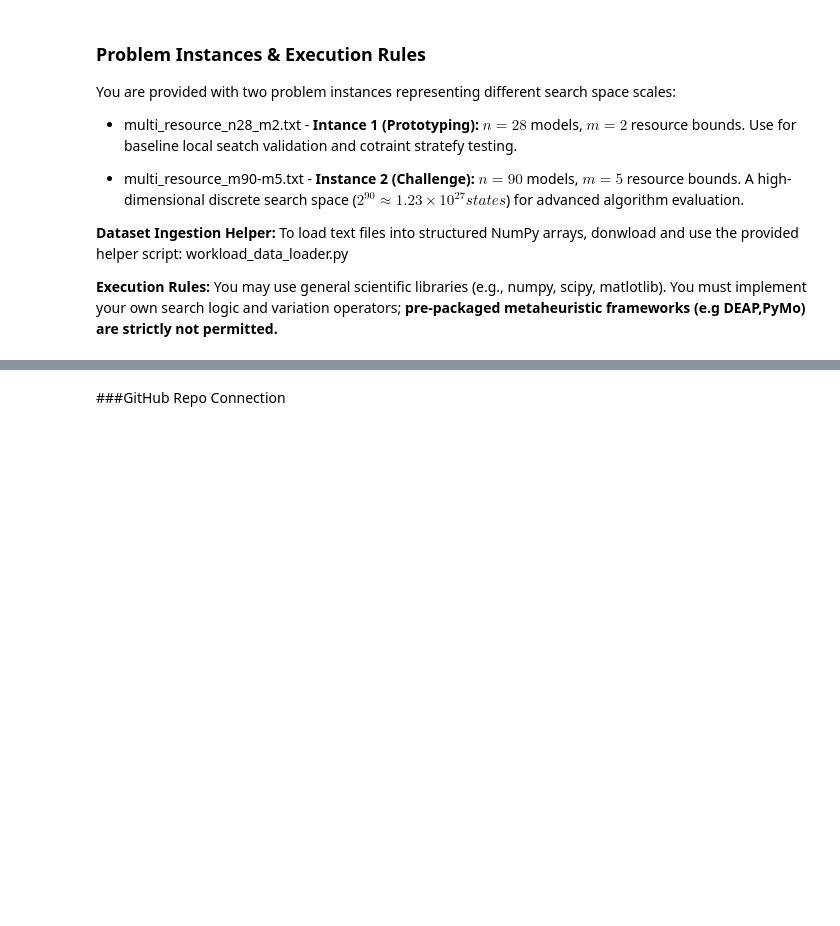
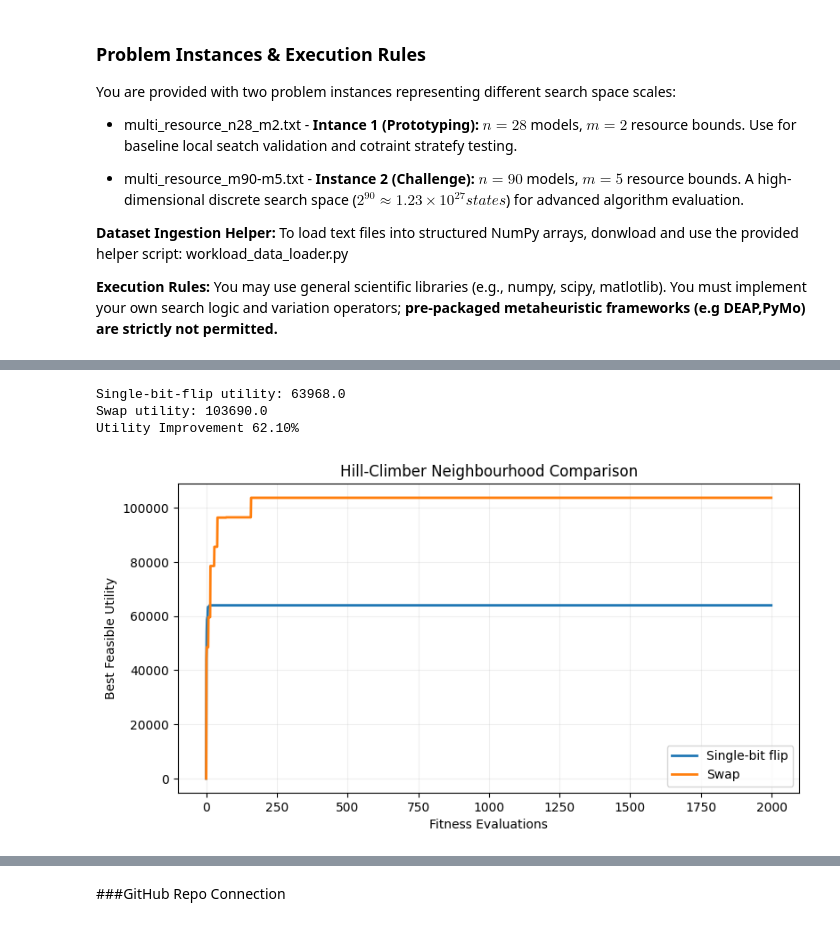
Before and after one commit to ham00496-sketch/CSCU9YE-assignment, a Jupyter notebook: CSCU9YE_Assignment.ipynb, the cells around one changed output, grey strips where cells are left out. Saved outputs shown, nothing was run; the diff lists cells and outputs as text; code cells hidden in the pictures; blank space fills up the shorter version.

```diff
--- a/CSCU9YE_Assignment.ipynb
+++ b/CSCU9YE_Assignment.ipynb
@@ -317,0 +693,41 @@ This shows a tradeoff between feasibility and solution quality
+# %%
+rnd.seed(42)
+
+bit_sol, bit_val, bit_curve = hill_climber(
+    0.7, 2000,
+    utilities1, demands1, capacities1,
+    operator=neighbour
+)
+
+rnd.seed(42)
+
+swap_sol, swap_val, swap_curve = hill_climber(
+    0.7, 2000,
+    utilities1, demands1, capacities1,
+    operator=swap_neighbour #setting operator to be the swap neighbour operator
+)
+
+improvement =((swap_val/bit_val)-1) *100
+
+print("Single-bit-flip utility:", bit_val)
+print("Swap utility:", swap_val)
+print(f"Utility Improvement {improvement:.2f}%")
+# %% [output]
+Single-bit-flip utility: 63968.0
+Swap utility: 103690.0
+Utility Improvement 62.10%
+# %%
+plt.figure(figsize=(9, 4.5))
+
+plt.plot(bit_curve, label="Single-bit flip", linewidth=2)
+plt.plot(swap_curve, label="Swap", linewidth=2)
+
+plt.xlabel("Fitness Evaluations")
+plt.ylabel("Best Feasible Utility")
+plt.title("Hill-Climber Neighbourhood Comparison")
+plt.legend()
+plt.grid(alpha=0.2)
+
+plt.show()
+# %% [output]
+[figure, added]
```
Also changed, not shown: parts of 42 cells of this notebook.
